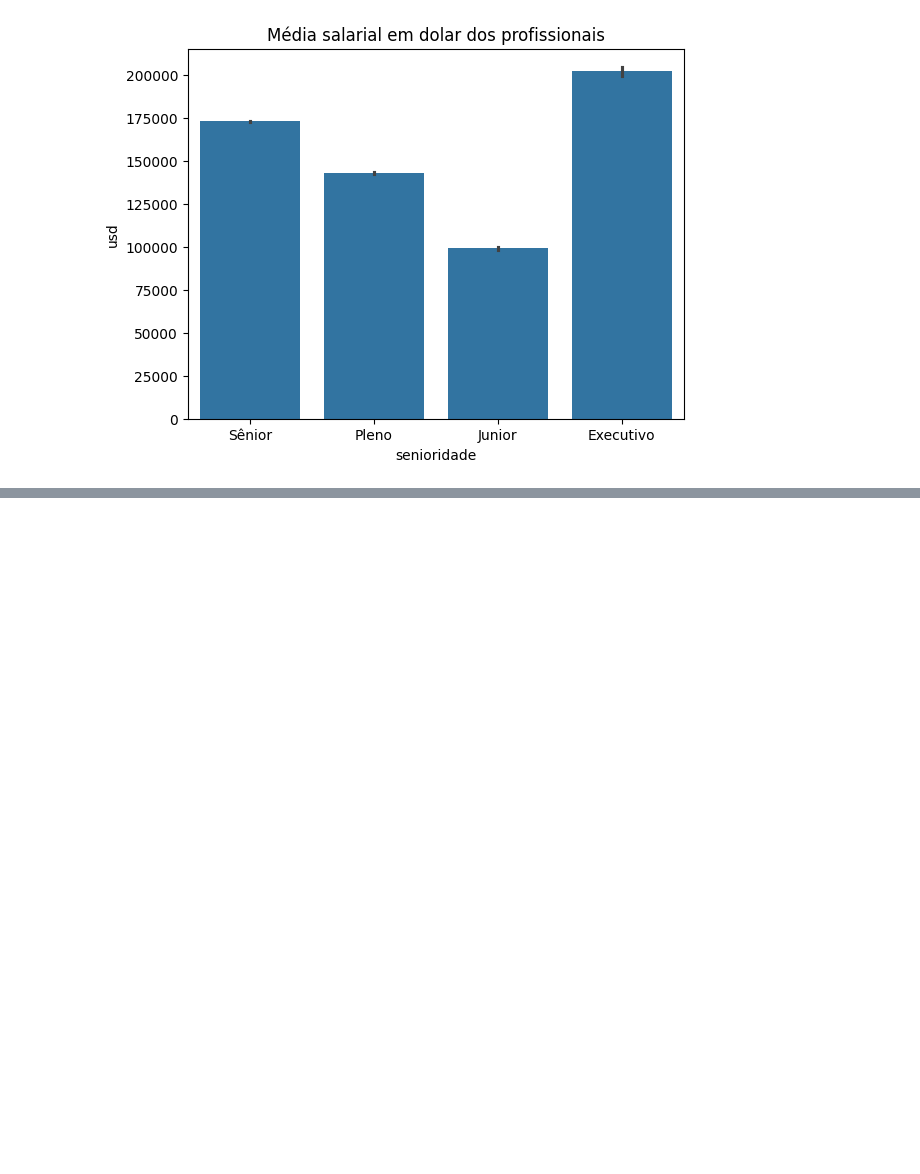
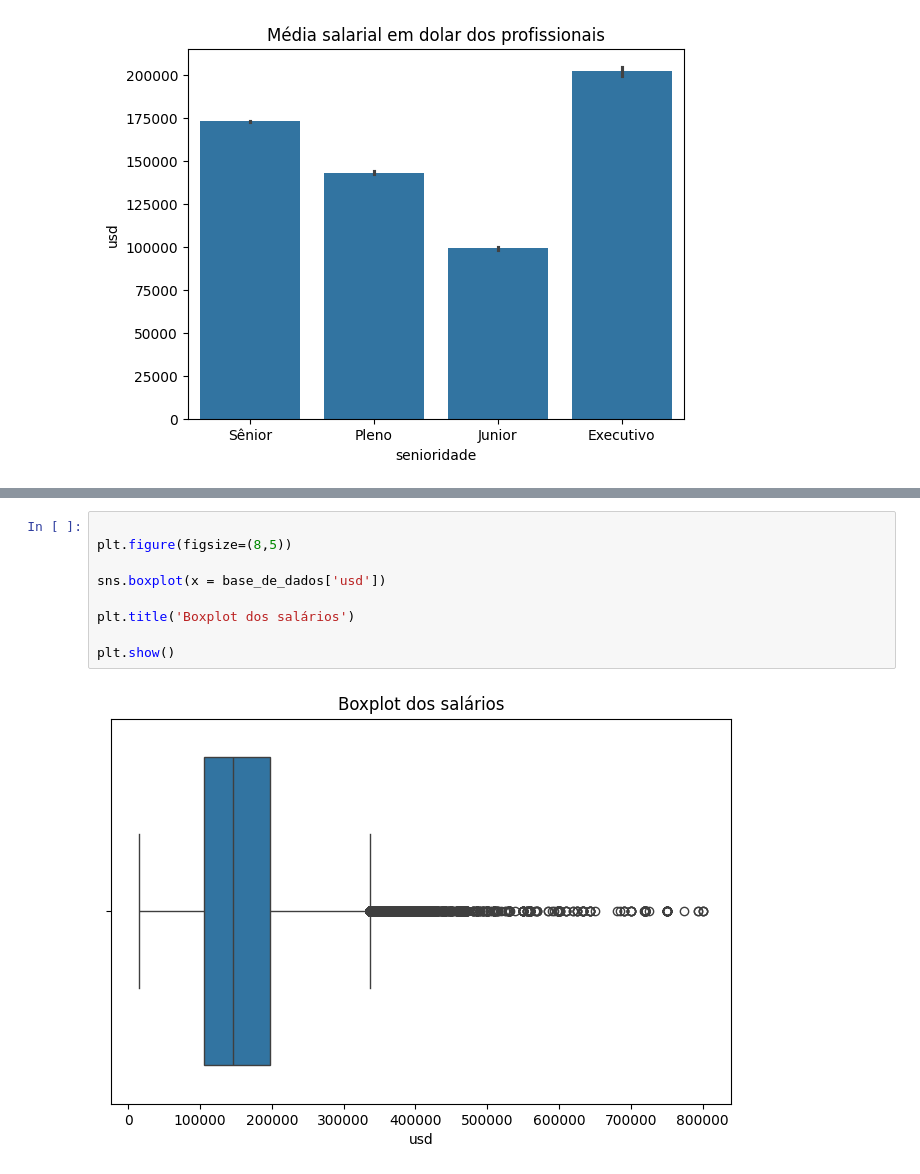
Before and after one commit to caikedomingues/Imers-o-dados-da-alura, a Jupyter notebook: aula3.ipynb, the cells around one changed output, grey strips where cells are left out. Drawn from its saved outputs; the diff is of its cells as text; blank space fills up the shorter version.

```diff
--- a/aula3.ipynb
+++ b/aula3.ipynb
@@ -36,0 +187,11 @@ plt.figure(figsize=(8,5))
+# %%
+
+plt.figure(figsize=(8,5))
+
+sns.boxplot(x = base_de_dados['usd'])
+
+plt.title('Boxplot dos salários')
+
+plt.show()
+# %% [output]
+[figure, added]
```
Also changed, not shown: parts of 25 cells of this notebook.
